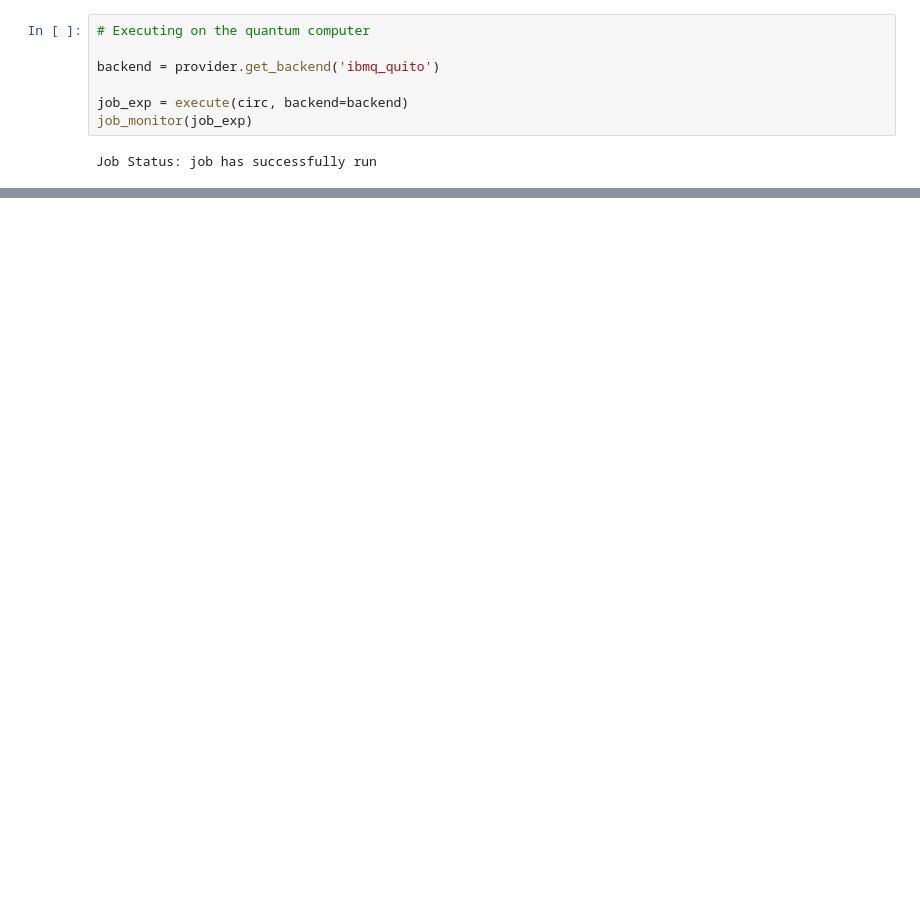
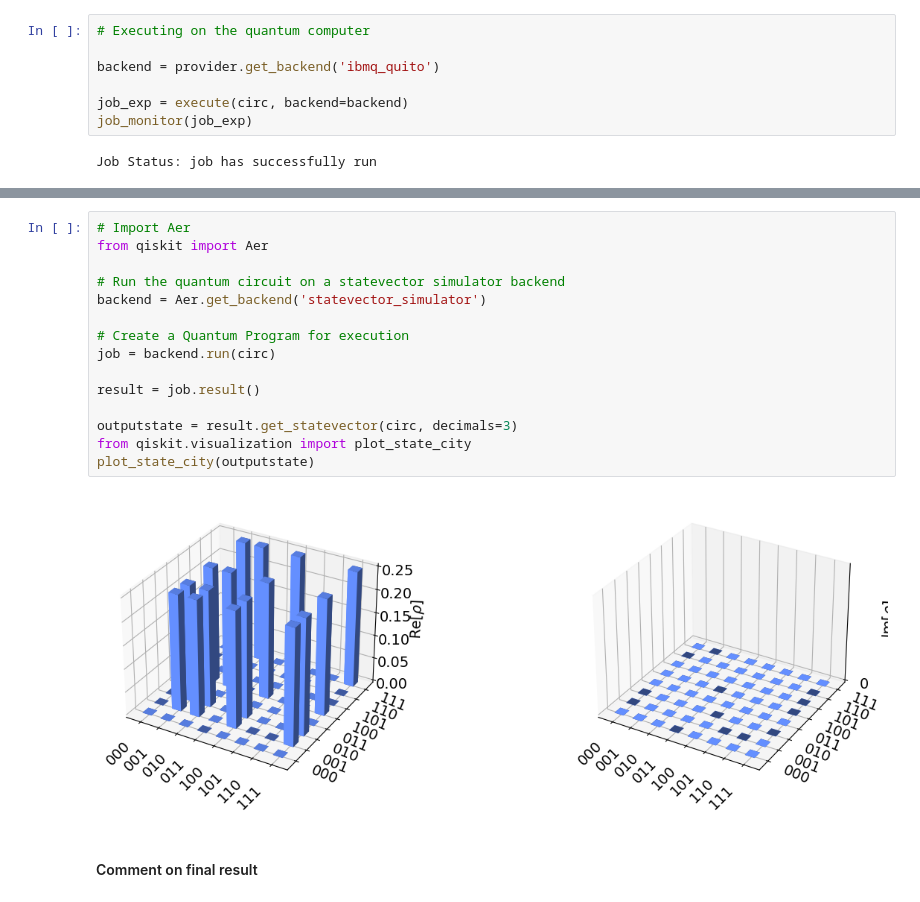
Before and after one commit to Marcondiro/QUANTIS-lab, a Jupyter notebook: QUANTIS Notebook 2 Circuit in IBM Quantum Computer.ipynb, the cells around one changed output, grey strips where cells are left out. Drawn from its saved outputs; the diff is of its cells as text; blank space fills up the shorter version.

```diff
--- a/QUANTIS Notebook 2 Circuit in IBM Quantum Computer.ipynb
+++ b/QUANTIS Notebook 2 Circuit in IBM Quantum Computer.ipynb
@@ -207,0 +236,20 @@ plot_histogram([counts_exp,counts], legend=['Device', 'Simulator'])
+# %%
+# Import Aer
+from qiskit import Aer
+
+# Run the quantum circuit on a statevector simulator backend
+backend = Aer.get_backend('statevector_simulator')
+
+# Create a Quantum Program for execution
+job = backend.run(circ)
+
+result = job.result()
+
+outputstate = result.get_statevector(circ, decimals=3)
+from qiskit.visualization import plot_state_city
+plot_state_city(outputstate)
+# %% [output]
+[figure, added]
+# %% [markdown]
+
+#### Comment on final result
```
Also changed, not shown: parts of 9 cells of this notebook.
